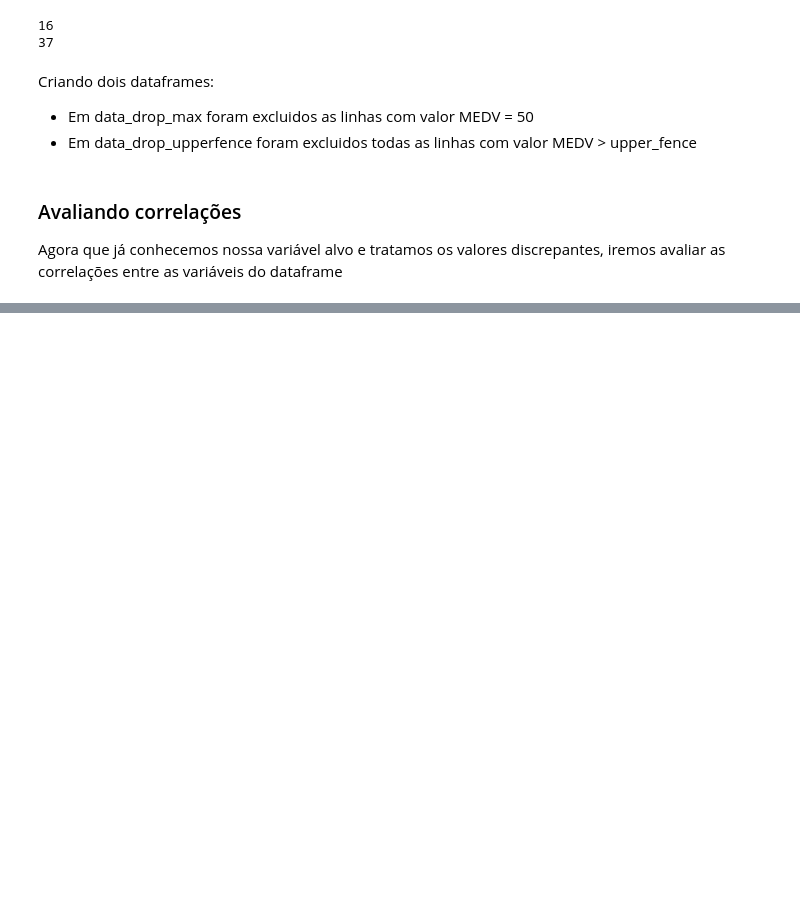
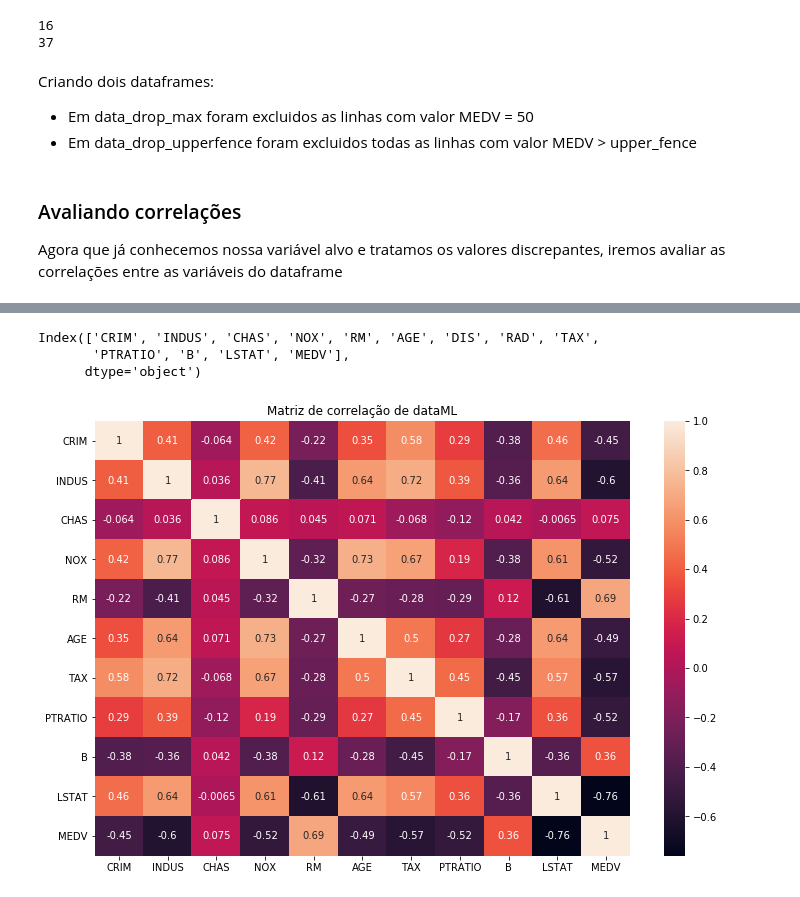
Before and after one commit to DaniloGR91/Semana_DataScience_MinerandoDados, a Jupyter notebook: data_analysis.ipynb, the cells around one changed output, grey strips where cells are left out. Saved outputs shown, nothing was run; the diff lists cells and outputs as text; code cells hidden in the pictures; blank space fills up the shorter version.

```diff
--- a/data_analysis.ipynb
+++ b/data_analysis.ipynb
@@ -160,0 +181,16 @@ Agora que já conhecemos nossa variável alvo e tratamos os valores discrepantes
+# %%
+data_drop_max.columns
+# %% [output]
+Index(['CRIM', 'INDUS', 'CHAS', 'NOX', 'RM', 'AGE', 'DIS', 'RAD', 'TAX',
+       'PTRATIO', 'B', 'LSTAT', 'MEDV'],
+      dtype='object')
+# %%
+dataML = data_drop_max[['CRIM', 'INDUS', 'CHAS', 'NOX', 'RM', 'AGE', 'TAX',
+       'PTRATIO', 'B', 'LSTAT', 'MEDV']]
+# %%
+plt.figure(figsize=(12,8))
+sns.heatmap(dataML.corr(), annot=True)
+plt.title('Matriz de correlação de dataML')
+plt.show()
+# %% [output]
+[figure, added]
```
Also changed, not shown: parts of 13 cells of this notebook.
